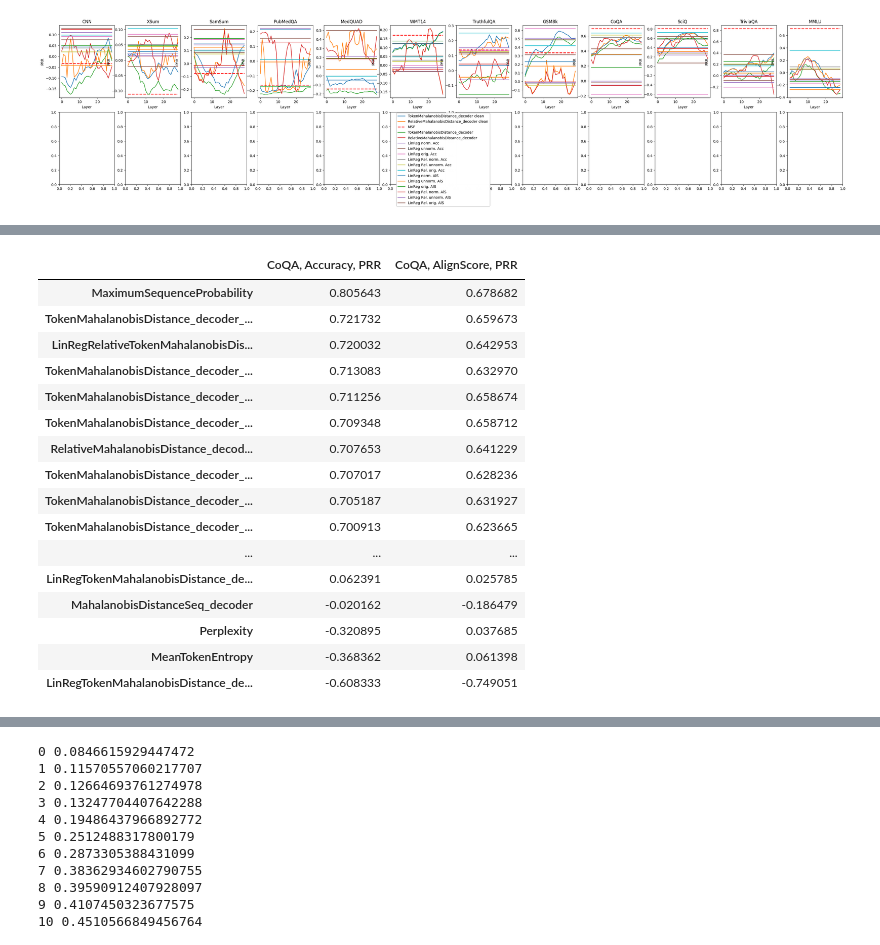
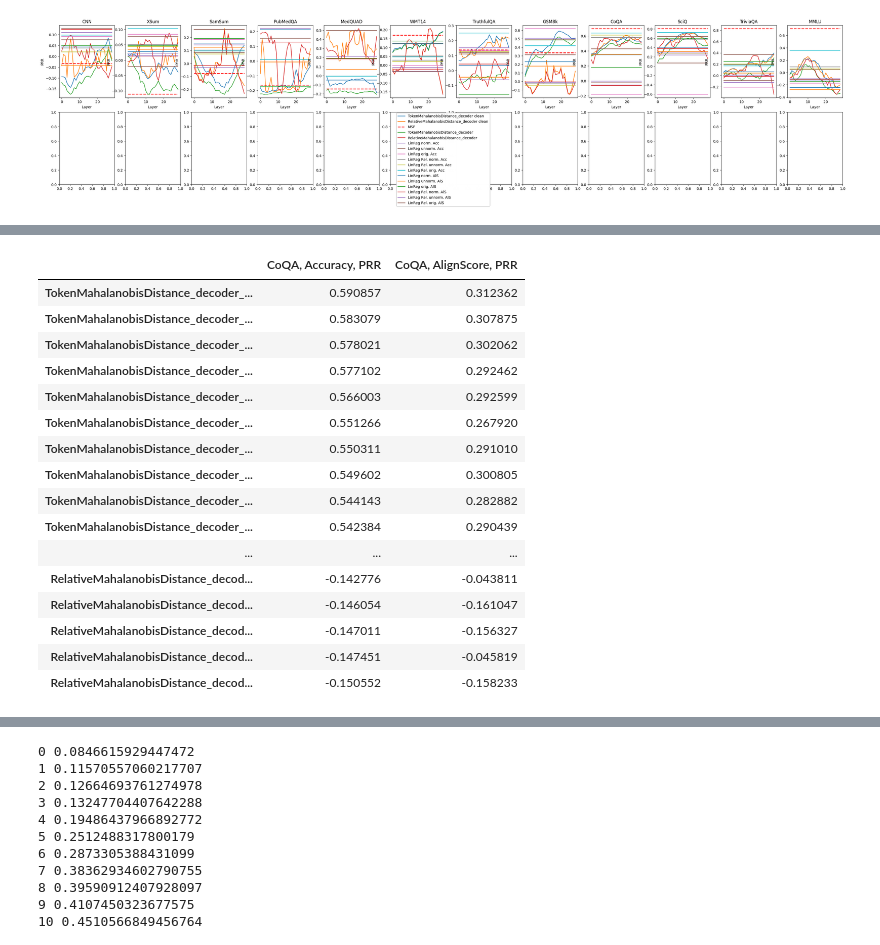
Before and after one commit to ArtemVazh/token_mahalanobis_distance, a Jupyter notebook: notebooks/results.ipynb, the cells around one changed output, grey strips where cells are left out. Cells and saved outputs as stored; diff of their text form; code cells hidden in the pictures.

```diff
--- a/notebooks/results.ipynb
+++ b/notebooks/results.ipynb
@@ -545,0 +883,35 @@ df0.T.sort_values(f"CoQA, {metric_names[-2]}, PRR", ascending=False).style.backg
+# %%
+path = "../workdir/output_layers_5/qa/google/gemma-2b/sciq/2024-07-25/17-28-29/ue_manager_seed1"
+path = "../workdir/output_layers_5/qa/google/gemma-2b/sciq/2024-07-25/17-32-51/ue_manager_seed1"
+path = "../workdir/output_layers_5/qa/google/gemma-7b/sciq/2024-07-26/14-00-03/ue_manager_seed1"
+path = "../workdir/output_layers_5/qa/google/gemma-7b/sciq/2024-07-26/14-26-56/ue_manager_seed1"
+
+man = torch.load(path)
+metric_names = ['Accuracy', 'AlignScore']
+df = {}
+for key in man['metrics'].keys():
+    if (key[-1] == 'prr_normalized') and (key[-2] in metric_names):
+        scores = df.get(key[1], [])
+        scores.append(man['metrics'][key])
+        df[key[1]] = scores
+
+df0 = pd.DataFrame(df, index=[f'CoQA, {m}, PRR' for m in metric_names])
+df0.T.sort_values(f"CoQA, {metric_names[-2]}, PRR", ascending=False).style.background_gradient(axis=0)
+# %%
+path = "../workdir/output_layers_5/qa/google/gemma-2b/sciq/2024-07-25/17-44-05/ue_manager_seed1"
+path = "../workdir/output_layers_5/qa/google/gemma-2b/sciq/2024-07-25/19-50-43/ue_manager_seed1"
+path = "../workdir/output_layers_9/qa/google/gemma-7b/['trivia_qa', 'rc.nocontext']/2024-07-29/17-28-04/ue_manager_seed1"
+path = "../workdir/output_layers_9/qa/meta-llama/Meta-Llama-3-8B/sciq/2024-07-29/17-28-05/ue_manager_seed1"
+path = "../workdir/output_layers_9/qa/google/gemma-7b/['gsm8k', 'main']/2024-07-29/17-28-04/ue_manager_seed1"
+
+man = torch.load(path)
+metric_names = ['Accuracy', 'AlignScore']
+df = {}
+for key in man['metrics'].keys():
+    if (key[-1] == 'prr_normalized') and (key[-2] in metric_names):
+        scores = df.get(key[1], [])
+        scores.append(man['metrics'][key])
+        df[key[1]] = scores
+
+df0 = pd.DataFrame(df, index=[f'CoQA, {m}, PRR' for m in metric_names])
+df0.T.sort_values(f"CoQA, {metric_names[-2]}, PRR", ascending=False).style.background_gradient(axis=0)
@@ -2668,32 +3188,40 @@ array([-0.14285714,  0.14285714, -0.42857143,  0.28571429])
 # %%
-path = "../workdir/output_layers_2/qa/google/gemma-7b/sciq/2024-07-19/20-55-43/ue_manager_seed1"
+path = "../workdir/output_layers_9/qa/meta-llama/Meta-Llama-3-8B/sciq/2024-07-29/07-23-24/ue_manager_seed1"
+#path = "../workdir/output_layers_9/qa/meta-llama/Meta-Llama-3-8B/sciq/2024-07-29/13-10-56/ue_manager_seed1"
+path= "../workdir/output_layers_9/qa/google/gemma-7b/keivalya/MedQuad-MedicalQnADataset/2024-07-28/03-58-23/ue_manager_seed1"
+path = "../workdir/output_layers_9/qa/meta-llama/Meta-Llama-3-8B/sciq/2024-07-29/13-36-52/ue_manager_seed1"
+path = "../workdir/output_layers_9/ats/google/gemma-7b/xsum/2024-07-29/23-47-29/ue_manager_seed1"
+#path = "../workdir/output_layers_9/ats/google/gemma-7b/xsum/2024-07-27/14-36-27/ue_manager_seed1"
+path = "../workdir/output_layers_9/qa/google/gemma-7b/['gsm8k', 'main']/2024-07-29/23-47-29/ue_manager_seed1"
+path = "../workdir/output_layers_9/qa/google/gemma-7b/['gsm8k', 'main']/2024-07-27/14-36-27/ue_manager_seed1"
+
 man = torch.load(path)
 
 metric_names = ['Accuracy', 'AlignScore']
 df = {}
 for key in man['metrics'].keys():
     if (key[-1] == 'prr_normalized') and (key[-2] in metric_names):
         scores = df.get(key[1], [])
         scores.append(man['metrics'][key])
         df[key[1]] = scores
 
 df0 = pd.DataFrame(df, index=[f'CoQA, {m}, PRR' for m in metric_names])
 df0.T.sort_values(f"CoQA, {metric_names[-2]}, PRR", ascending=False).style.background_gradient(axis=0)
 # %% [output]
 |  | CoQA, Accuracy, PRR | CoQA, AlignScore, PRR |
-| MaximumSequenceProbability | 0.805643 | 0.678682 |
-| TokenMahalanobisDistance_decoder_... | 0.721732 | 0.659673 |
-| LinRegRelativeTokenMahalanobisDis... | 0.720032 | 0.642953 |
-| TokenMahalanobisDistance_decoder_... | 0.713083 | 0.632970 |
-| TokenMahalanobisDistance_decoder_... | 0.711256 | 0.658674 |
-| TokenMahalanobisDistance_decoder_... | 0.709348 | 0.658712 |
-| RelativeMahalanobisDistance_decod... | 0.707653 | 0.641229 |
-| TokenMahalanobisDistance_decoder_... | 0.707017 | 0.628236 |
-| TokenMahalanobisDistance_decoder_... | 0.705187 | 0.631927 |
-| TokenMahalanobisDistance_decoder_... | 0.700913 | 0.623665 |
+| TokenMahalanobisDistance_decoder_... | 0.590857 | 0.312362 |
+| TokenMahalanobisDistance_decoder_... | 0.583079 | 0.307875 |
+| TokenMahalanobisDistance_decoder_... | 0.578021 | 0.302062 |
+| TokenMahalanobisDistance_decoder_... | 0.577102 | 0.292462 |
+| TokenMahalanobisDistance_decoder_... | 0.566003 | 0.292599 |
+| TokenMahalanobisDistance_decoder_... | 0.551266 | 0.267920 |
+| TokenMahalanobisDistance_decoder_... | 0.550311 | 0.291010 |
+| TokenMahalanobisDistance_decoder_... | 0.549602 | 0.300805 |
+| TokenMahalanobisDistance_decoder_... | 0.544143 | 0.282882 |
+| TokenMahalanobisDistance_decoder_... | 0.542384 | 0.290439 |
 | ... | ... | ... |
-| LinRegTokenMahalanobisDistance_de... | 0.062391 | 0.025785 |
-| MahalanobisDistanceSeq_decoder | -0.020162 | -0.186479 |
-| Perplexity | -0.320895 | 0.037685 |
-| MeanTokenEntropy | -0.368362 | 0.061398 |
-| LinRegTokenMahalanobisDistance_de... | -0.608333 | -0.749051 |
+| RelativeMahalanobisDistance_decod... | -0.142776 | -0.043811 |
+| RelativeMahalanobisDistance_decod... | -0.146054 | -0.161047 |
+| RelativeMahalanobisDistance_decod... | -0.147011 | -0.156327 |
+| RelativeMahalanobisDistance_decod... | -0.147451 | -0.045819 |
+| RelativeMahalanobisDistance_decod... | -0.150552 | -0.158233 |
```
Also changed, not shown: parts of 50 cells of this notebook, 1 other file.
